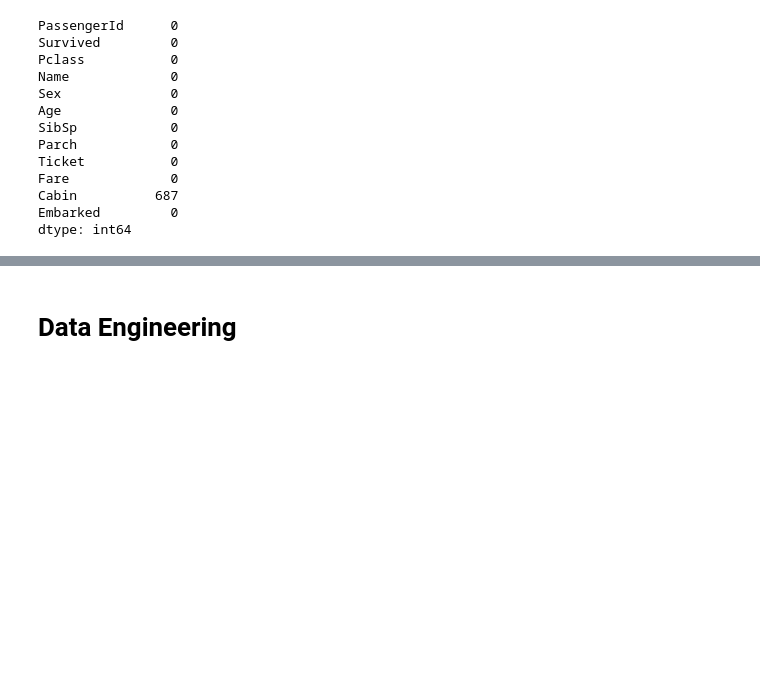
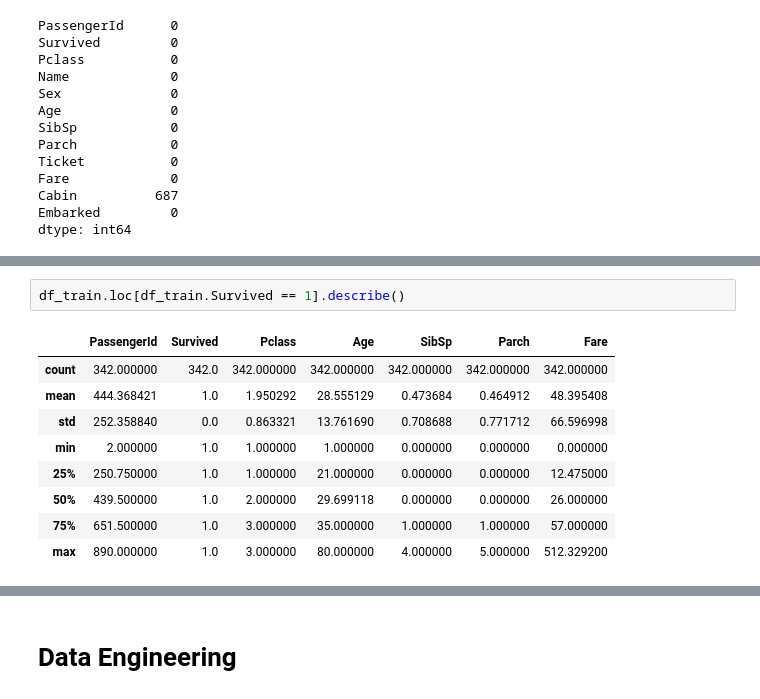
Before and after one commit to Mello-o/titanic, a Jupyter notebook: exploration-titanic-dataset.ipynb, the cells around one changed output, grey strips where cells are left out. Drawn from its saved outputs; the diff is of its cells as text; blank space fills up the shorter version.

```diff
--- a/exploration-titanic-dataset.ipynb
+++ b/exploration-titanic-dataset.ipynb
@@ -196,0 +185,12 @@ dtype: int64
+# %%
+df_train.loc[df_train.Survived == 1].describe()
+# %% [output]
+|  | PassengerId | Survived | Pclass | Age | SibSp | Parch | Fare |
+| count | 342.000000 | 342.0 | 342.000000 | 342.000000 | 342.000000 | 342.000000 | 342.000000 |
+| mean | 444.368421 | 1.0 | 1.950292 | 28.555129 | 0.473684 | 0.464912 | 48.395408 |
+| std | 252.358840 | 0.0 | 0.863321 | 13.761690 | 0.708688 | 0.771712 | 66.596998 |
+| min | 2.000000 | 1.0 | 1.000000 | 1.000000 | 0.000000 | 0.000000 | 0.000000 |
+| 25% | 250.750000 | 1.0 | 1.000000 | 21.000000 | 0.000000 | 0.000000 | 12.475000 |
+| 50% | 439.500000 | 1.0 | 2.000000 | 29.699118 | 0.000000 | 0.000000 | 26.000000 |
+| 75% | 651.500000 | 1.0 | 3.000000 | 35.000000 | 1.000000 | 1.000000 | 57.000000 |
+| max | 890.000000 | 1.0 | 3.000000 | 80.000000 | 4.000000 | 5.000000 | 512.329200 |
```
Also changed, not shown: parts of 18 cells of this notebook.
